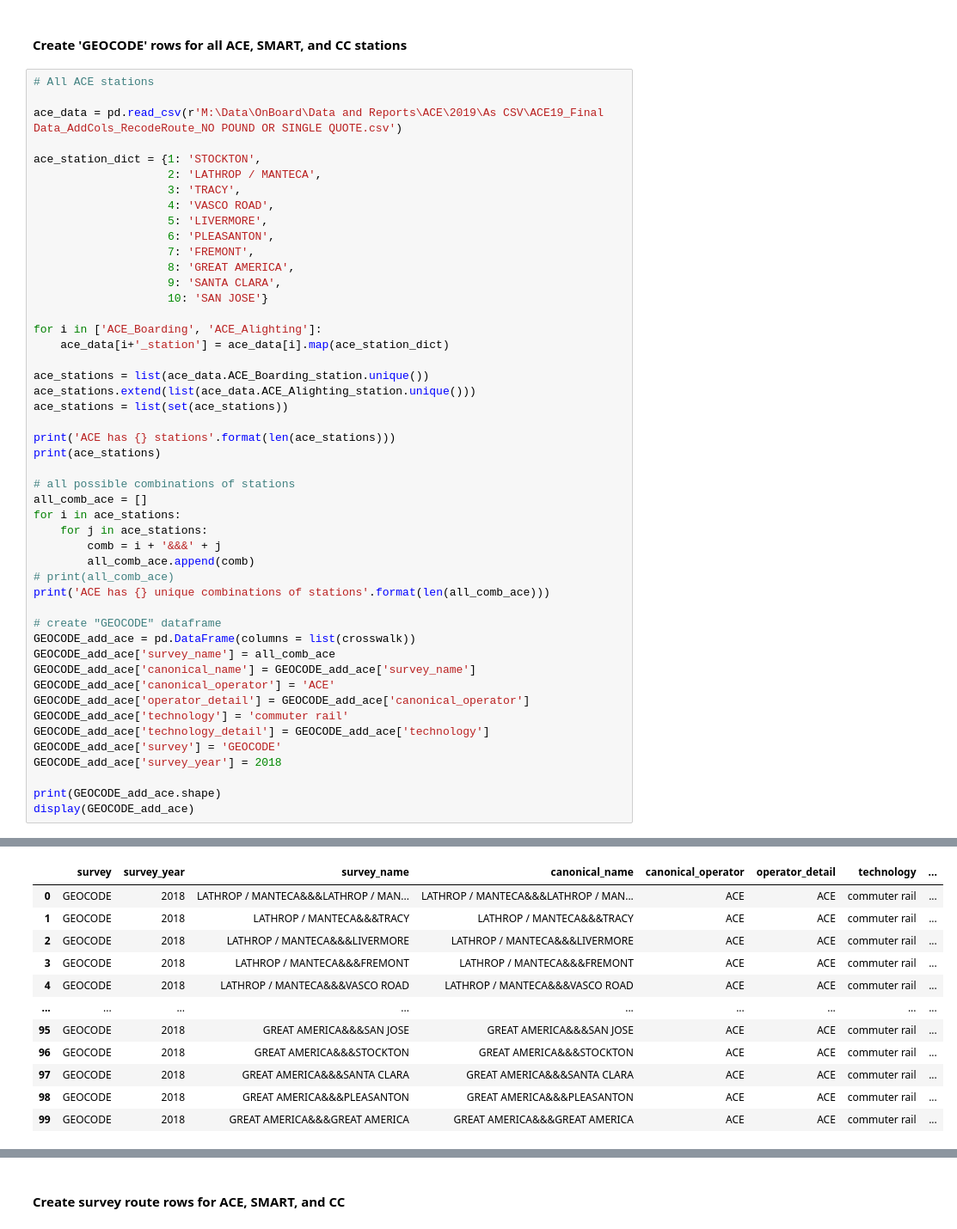
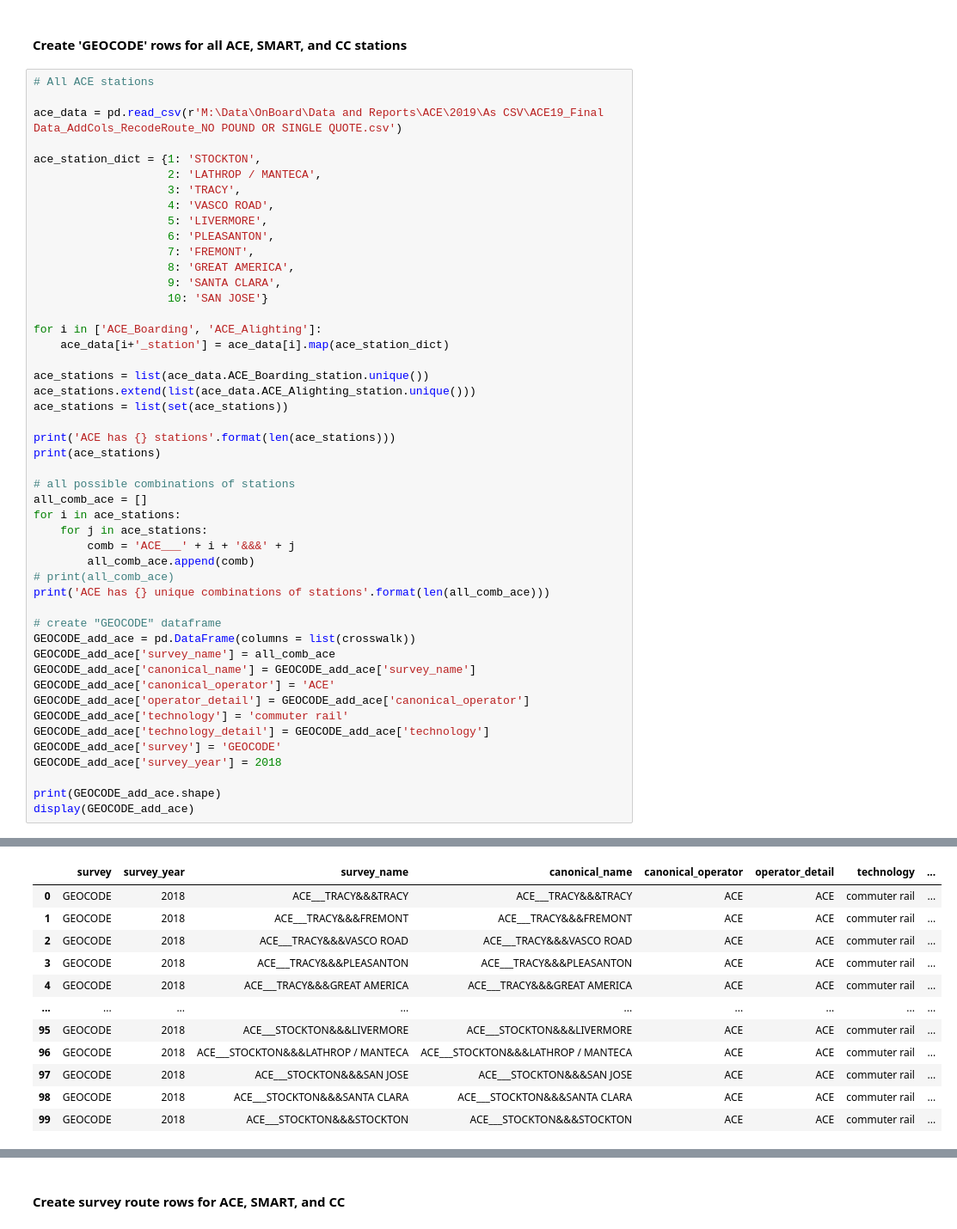
Before and after one commit to BayAreaMetro/transit-passenger-surveys, a Jupyter notebook: make-uniform/production/preprocess/add_ACE_SMART_CC_surveyRoute_to_canonical_crosswalk.ipynb, the cells around one changed output, grey strips where cells are left out. Shown at 86% size. Saved outputs shown, nothing was run; the diff lists cells and outputs as text.

```diff
--- a/make-uniform/production/preprocess/add_ACE_SMART_CC_surveyRoute_to_canonical_crosswalk.ipynb
+++ b/make-uniform/production/preprocess/add_ACE_SMART_CC_surveyRoute_to_canonical_crosswalk.ipynb
@@ -37,7 +37,7 @@ print(ace_stations)
 all_comb_ace = []
 for i in ace_stations:
     for j in ace_stations:
-        comb = i + '&&&' + j
+        comb = 'ACE___' + i + '&&&' + j
         all_comb_ace.append(comb)
 # print(all_comb_ace)
 print('ACE has {} unique combinations of stations'.format(len(all_comb_ace)))
@@ -61,17 +61,17 @@ ACE has 10 stations
 ACE has 100 unique combinations of stations
 (100, 8)
 |  | survey | survey_year | survey_name | canonical_name | canonical_operator | operator_detail | technology | ... |
-| 0 | GEOCODE | 2018 | LATHROP / MANTECA&&&LATHROP / MAN... | LATHROP / MANTECA&&&LATHROP / MAN... | ACE | ACE | commuter rail | ... |
-| 1 | GEOCODE | 2018 | LATHROP / MANTECA&&&TRACY | LATHROP / MANTECA&&&TRACY | ACE | ACE | commuter rail | ... |
-| 2 | GEOCODE | 2018 | LATHROP / MANTECA&&&LIVERMORE | LATHROP / MANTECA&&&LIVERMORE | ACE | ACE | commuter rail | ... |
-| 3 | GEOCODE | 2018 | LATHROP / MANTECA&&&FREMONT | LATHROP / MANTECA&&&FREMONT | ACE | ACE | commuter rail | ... |
-| 4 | GEOCODE | 2018 | LATHROP / MANTECA&&&VASCO ROAD | LATHROP / MANTECA&&&VASCO ROAD | ACE | ACE | commuter rail | ... |
+| 0 | GEOCODE | 2018 | ACE___TRACY&&&TRACY | ACE___TRACY&&&TRACY | ACE | ACE | commuter rail | ... |
+| 1 | GEOCODE | 2018 | ACE___TRACY&&&FREMONT | ACE___TRACY&&&FREMONT | ACE | ACE | commuter rail | ... |
+| 2 | GEOCODE | 2018 | ACE___TRACY&&&VASCO ROAD | ACE___TRACY&&&VASCO ROAD | ACE | ACE | commuter rail | ... |
+| 3 | GEOCODE | 2018 | ACE___TRACY&&&PLEASANTON | ACE___TRACY&&&PLEASANTON | ACE | ACE | commuter rail | ... |
+| 4 | GEOCODE | 2018 | ACE___TRACY&&&GREAT AMERICA | ACE___TRACY&&&GREAT AMERICA | ACE | ACE | commuter rail | ... |
 | ... | ... | ... | ... | ... | ... | ... | ... | ... |
-| 95 | GEOCODE | 2018 | GREAT AMERICA&&&SAN JOSE | GREAT AMERICA&&&SAN JOSE | ACE | ACE | commuter rail | ... |
-| 96 | GEOCODE | 2018 | GREAT AMERICA&&&STOCKTON | GREAT AMERICA&&&STOCKTON | ACE | ACE | commuter rail | ... |
-| 97 | GEOCODE | 2018 | GREAT AMERICA&&&SANTA CLARA | GREAT AMERICA&&&SANTA CLARA | ACE | ACE | commuter rail | ... |
-| 98 | GEOCODE | 2018 | GREAT AMERICA&&&PLEASANTON | GREAT AMERICA&&&PLEASANTON | ACE | ACE | commuter rail | ... |
-| 99 | GEOCODE | 2018 | GREAT AMERICA&&&GREAT AMERICA | GREAT AMERICA&&&GREAT AMERICA | ACE | ACE | commuter rail | ... |
+| 95 | GEOCODE | 2018 | ACE___STOCKTON&&&LIVERMORE | ACE___STOCKTON&&&LIVERMORE | ACE | ACE | commuter rail | ... |
+| 96 | GEOCODE | 2018 | ACE___STOCKTON&&&LATHROP / MANTECA | ACE___STOCKTON&&&LATHROP / MANTECA | ACE | ACE | commuter rail | ... |
+| 97 | GEOCODE | 2018 | ACE___STOCKTON&&&SAN JOSE | ACE___STOCKTON&&&SAN JOSE | ACE | ACE | commuter rail | ... |
+| 98 | GEOCODE | 2018 | ACE___STOCKTON&&&SANTA CLARA | ACE___STOCKTON&&&SANTA CLARA | ACE | ACE | commuter rail | ... |
+| 99 | GEOCODE | 2018 | ACE___STOCKTON&&&STOCKTON | ACE___STOCKTON&&&STOCKTON | ACE | ACE | commuter rail | ... |
 100 rows × 8 columns
 # %%
 # All SMART stations
```
Also changed, not shown: parts of 6 cells of this notebook, 1 other file.
